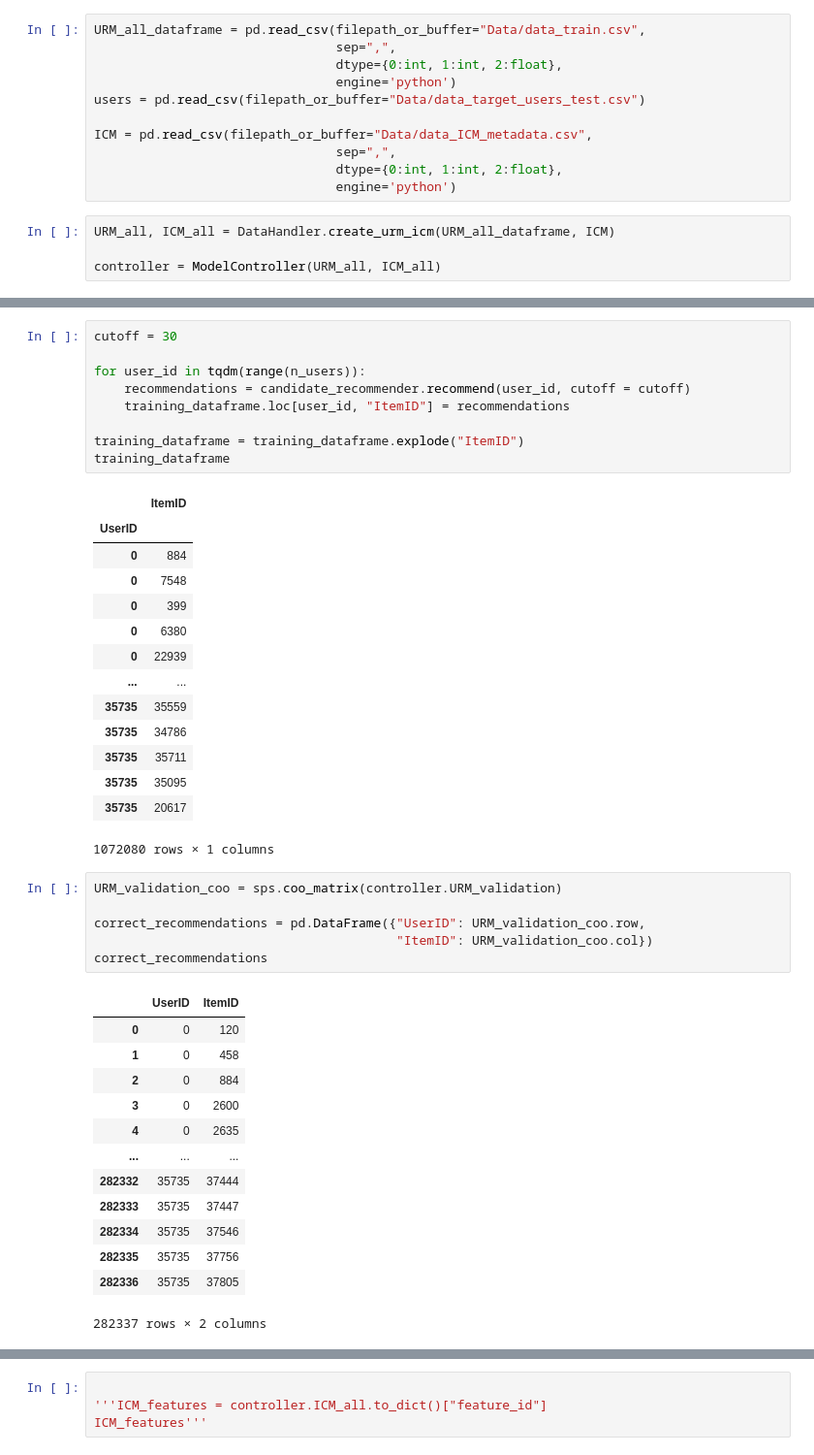
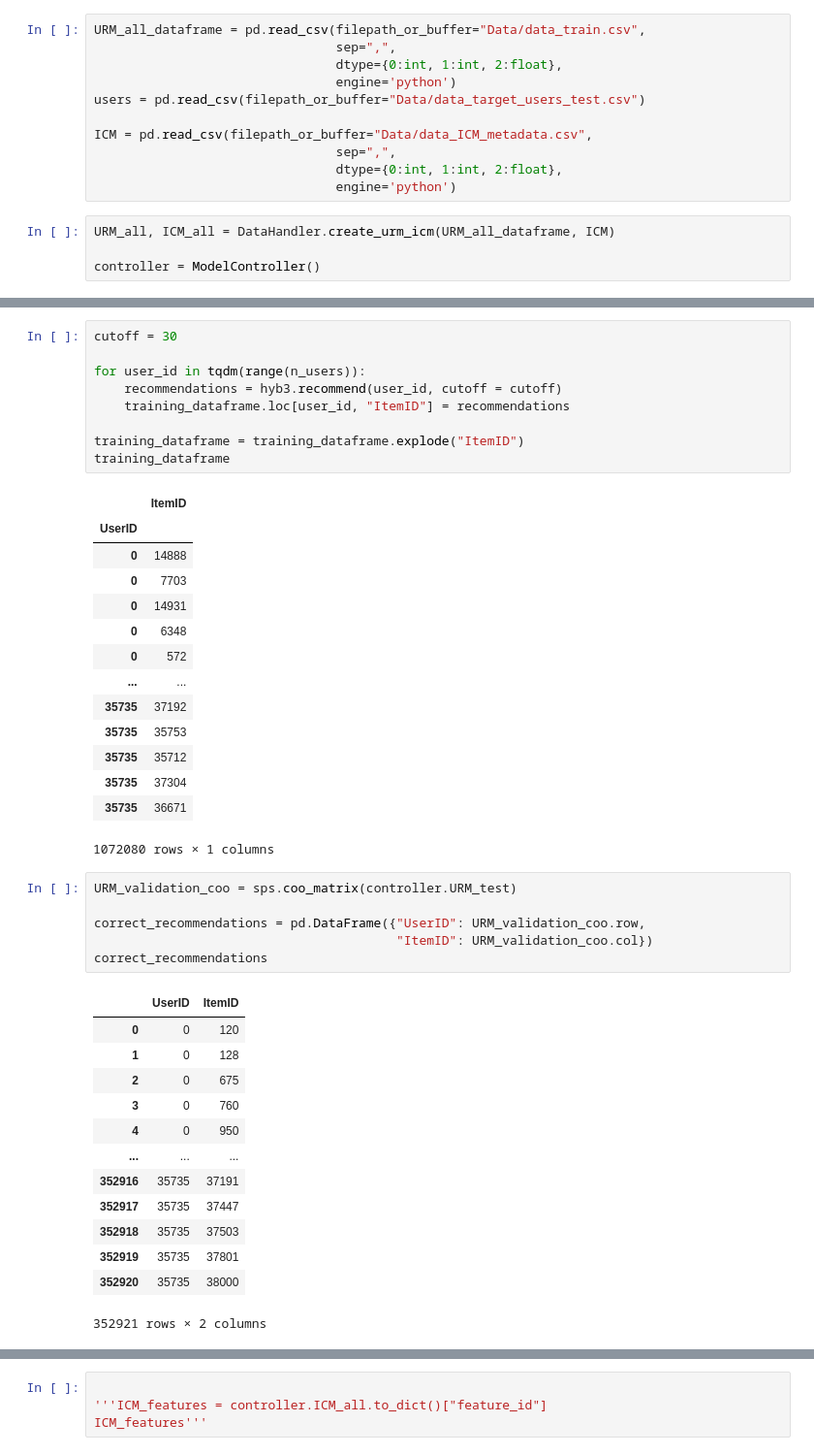
Before and after one commit to lippa66002/RecSysProject, a Jupyter notebook: Boost.ipynb, the cells around one changed output, grey strips where cells are left out. Shown at 97% size. Saved outputs shown, nothing was run; the diff lists cells and outputs as text.

```diff
--- a/Boost.ipynb
+++ b/Boost.ipynb
@@ -26,5 +26,5 @@ ICM = pd.read_csv(filepath_or_buffer="Data/data_ICM_metadata.csv",
 # %%
 URM_all, ICM_all = DataHandler.create_urm_icm(URM_all_dataframe, ICM)
 
-controller = ModelController(URM_all, ICM_all)
+controller = ModelController()
 # %% [output]
@@ -64,7 +86,7 @@ training_dataframe
 cutoff = 30
 
 for user_id in tqdm(range(n_users)):
-    recommendations = candidate_recommender.recommend(user_id, cutoff = cutoff)
+    recommendations = hyb3.recommend(user_id, cutoff = cutoff)
     training_dataframe.loc[user_id, "ItemID"] = recommendations
 
 training_dataframe = training_dataframe.explode("ItemID")
@@ -72,38 +94,38 @@ training_dataframe
 # %% [output]
 |  | ItemID |
 | UserID |  |
-| 0 | 884 |
-| 0 | 7548 |
-| 0 | 399 |
-| 0 | 6380 |
-| 0 | 22939 |
+| 0 | 14888 |
+| 0 | 7703 |
+| 0 | 14931 |
+| 0 | 6348 |
+| 0 | 572 |
 | ... | ... |
-| 35735 | 35559 |
-| 35735 | 34786 |
-| 35735 | 35711 |
-| 35735 | 35095 |
-| 35735 | 20617 |
+| 35735 | 37192 |
+| 35735 | 35753 |
+| 35735 | 35712 |
+| 35735 | 37304 |
+| 35735 | 36671 |
 1072080 rows × 1 columns
 # %%
-URM_validation_coo = sps.coo_matrix(controller.URM_validation)
+URM_validation_coo = sps.coo_matrix(controller.URM_test)
 
 correct_recommendations = pd.DataFrame({"UserID": URM_validation_coo.row,
                                         "ItemID": URM_validation_coo.col})
 correct_recommendations
 # %% [output]
 |  | UserID | ItemID |
 | 0 | 0 | 120 |
-| 1 | 0 | 458 |
-| 2 | 0 | 884 |
-| 3 | 0 | 2600 |
-| 4 | 0 | 2635 |
+| 1 | 0 | 128 |
+| 2 | 0 | 675 |
+| 3 | 0 | 760 |
+| 4 | 0 | 950 |
 | ... | ... | ... |
-| 282332 | 35735 | 37444 |
-| 282333 | 35735 | 37447 |
-| 282334 | 35735 | 37546 |
-| 282335 | 35735 | 37756 |
-| 282336 | 35735 | 37805 |
+| 352916 | 35735 | 37191 |
+| 352917 | 35735 | 37447 |
+| 352918 | 35735 | 37503 |
+| 352919 | 35735 | 37801 |
+| 352920 | 35735 | 38000 |
-282337 rows × 2 columns
+352921 rows × 2 columns
 # %%
 training_dataframe = pd.merge(training_dataframe, correct_recommendations, on=['UserID','ItemID'], how='left', indicator='Exist')
 training_dataframe
```
Also changed, not shown: parts of 27 cells of this notebook.
